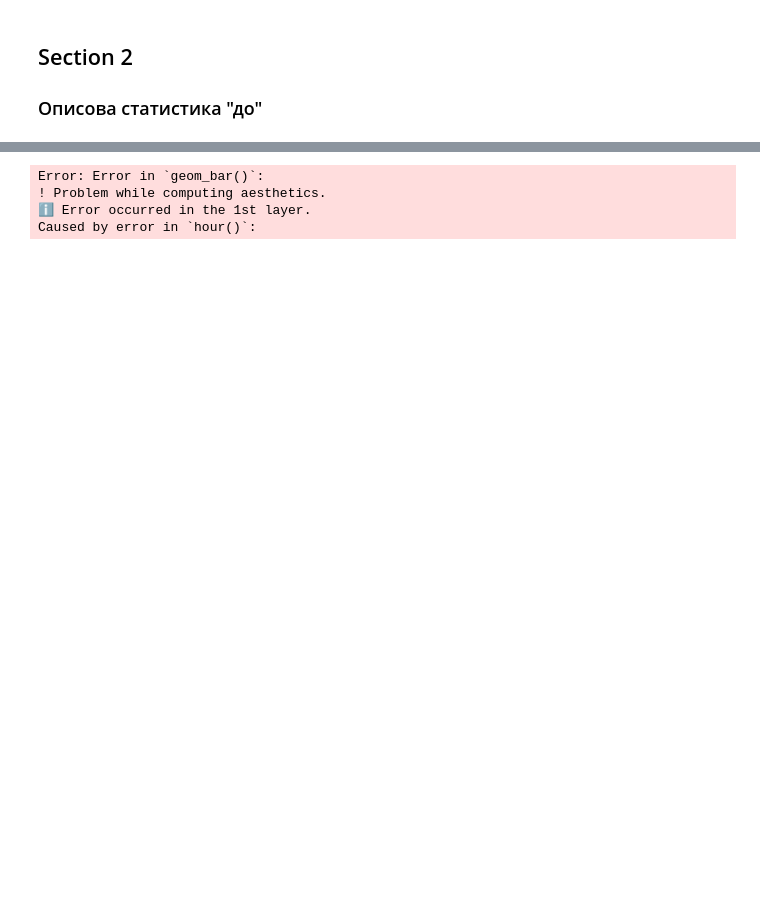
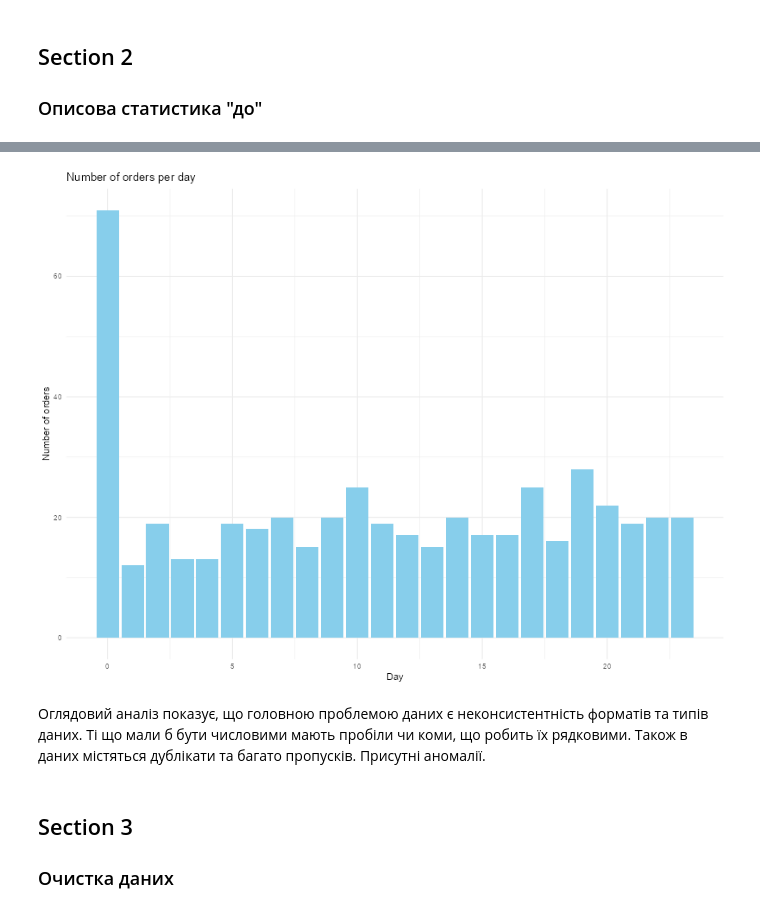
Before and after one commit to emissuu/UniTasks, a Jupyter notebook: R/Lab1/notebooks/Lab1.ipynb, the cells around one changed output, grey strips where cells are left out. Saved outputs shown, nothing was run; the diff lists cells and outputs as text; code cells hidden in the pictures; blank space fills up the shorter version.

```diff
--- a/R/Lab1/notebooks/Lab1.ipynb
+++ b/R/Lab1/notebooks/Lab1.ipynb
@@ -301,9 +280,47 @@ $ note           <chr> NA, NA, NA, NA, NA, NA, NA, NA, "fragile", NA, NA, "liq
 ## Section 2
 ### Описова статистика "до"
 # %%
-print(str(data))
-ggplot(data, aes(x = hour(data$created_at))) +
+data_dirty <- read_csv("..\\raw\\data.csv", show_col_types = FALSE)
+
+cat("Rows enumeration:\n")
+glimpse(data_dirty)
+
+gaps <- list(
+  created_at = sum(is.na(data_dirty$created_at)),
+  assigned_at = sum(is.na(data_dirty$assigned_at)),
+  picked_at = sum(is.na(data_dirty$picked_at)),
+  delivered_at = sum(is.na(data_dirty$delivered_at)),
+  note = sum(is.na(data_dirty$note))
+)
+cat("\nGaps number:\n")
+cat("Created_at: ", gaps[["created_at"]], " gaps (", gaps[["created_at"]] / n * 100, "%)\n", sep = "")
+cat("Assigned_at: ", gaps[["assigned_at"]], " gaps (", gaps[["assigned_at"]] / n * 100, "%)\n", sep = "")
+cat("Picked_at: ", gaps[["picked_at"]], " gaps (", gaps[["picked_at"]] / n * 100, "%)\n", sep = "")
+cat("Delivered_at: ", gaps[["delivered_at"]], " gaps (", gaps[["delivered_at"]] / n * 100, "%)\n", sep = "")
+cat("Note: ", gaps[["note"]], " gaps (", gaps[["note"]] / n * 100, "%)\n", sep = "")
+
+cat("\nDuplicates:", sum(duplicated(data_dirty)))
+cat("\nAlmost duplicates: ", sum(duplicated(data_dirty$order_id)), " (", sum(duplicated(data_dirty$order_id)) / n * 100, "%)\n", sep = "")
+
+cat("\nDelivered without delivery date:", sum(data_dirty$status == 'delivered' & is.na(data_dirty$delivered_at)))
+cat("\nDelivered when cancelled:", sum(data_dirty$status == "cancelled" & !is.na(data_dirty$delivered_at)))
+cat("\nCoordinates beyong city borders:", sum(
+  data_dirty$city == "Kyiv" & (!between(data_dirty$lat, 50.259976, 50.555627) | !between(data_dirty$lon, 30.282074, 30.759165)) |
+  data_dirty$city == "Lviv" & (!between(data_dirty$lat, 49.767958, 49.885124) | !between(data_dirty$lon, 23.909936, 24.117936)) |
+  data_dirty$city == "Odesa" & (!between(data_dirty$lat, 46.320902, 46.560871) | !between(data_dirty$lon, 30.615875, 30.772156)), na.rm = TRUE))
+
+
+cat("\nNumber of delivery_fee, which are not numerics:", suppressWarnings(sum(is.na(as.numeric(str_replace_all(data_dirty$delivery_fee, " ", ""))))))
+cat("\nNumber of order_value, which are not numerics:", suppressWarnings(sum(is.na(temp_values <- as.numeric(str_replace_all(data_dirty$order_value, " ", ""))))))
+cat("\nNumber of delivery_fee where value is 0 or lower:", suppressWarnings(sum(as.numeric(str_replace_all(data_dirty$delivery_fee, " ", "")) <= 0, na.rm = TRUE)))
+
+cat("\n\nOrders by days:")
+cols_to_convert <- c("created_at", "assigned_at", "picked_at", "delivered_at")
+data <- data |>
+  mutate(across(all_of(cols_to_convert), ymd_hms, tz = "Europe/Kiev"))
+data$hour_of_day <- hour(data$created_at)
+ggplot(data, aes(x = hour_of_day)) +
   geom_bar(fill = "skyblue") +
-  labs(title = "Розподіл замовлень за годинами доби", x = "Година", y = "Кількість") +
+  labs(title = "Number of orders per day", x = "Day", y = "Number of orders") +
   theme_minimal()
 # %% [output]
@@ -330,4 +344,6 @@ NULL
-Error: Error in `geom_bar()`:
-! Problem while computing aesthetics.
-ℹ Error occurred in the 1st layer.
-Caused by error in `hour()`:
+[figure, added]
+# %% [markdown]
+Оглядовий аналіз показує, що головною проблемою даних є неконсистентність форматів та типів даних. Ті що мали б бути числовими мають пробіли чи коми, що робить їх рядковими. Також в даних містяться дублікати та багато пропусків. Присутні аномалії.
+# %% [markdown]
+## Section 3
+### Очистка даних
```
Also changed, not shown: parts of 3 cells of this notebook.
